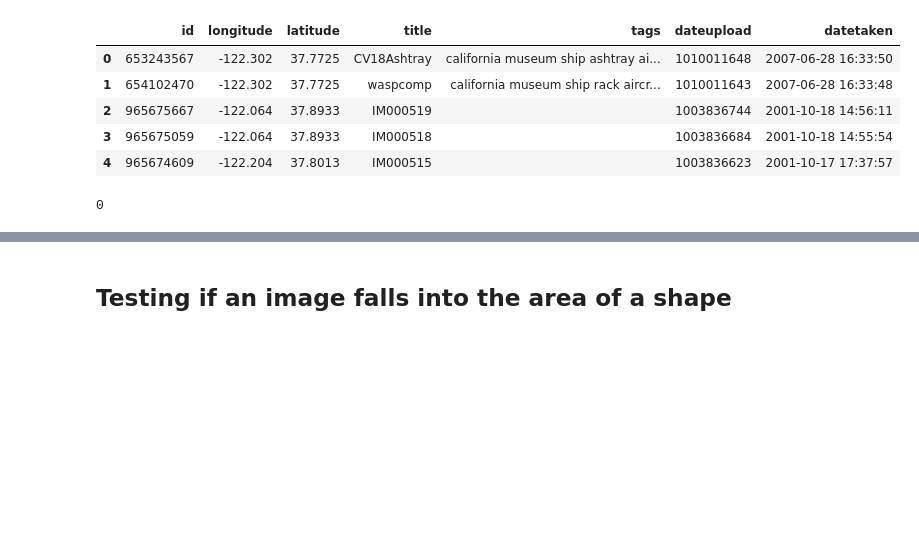
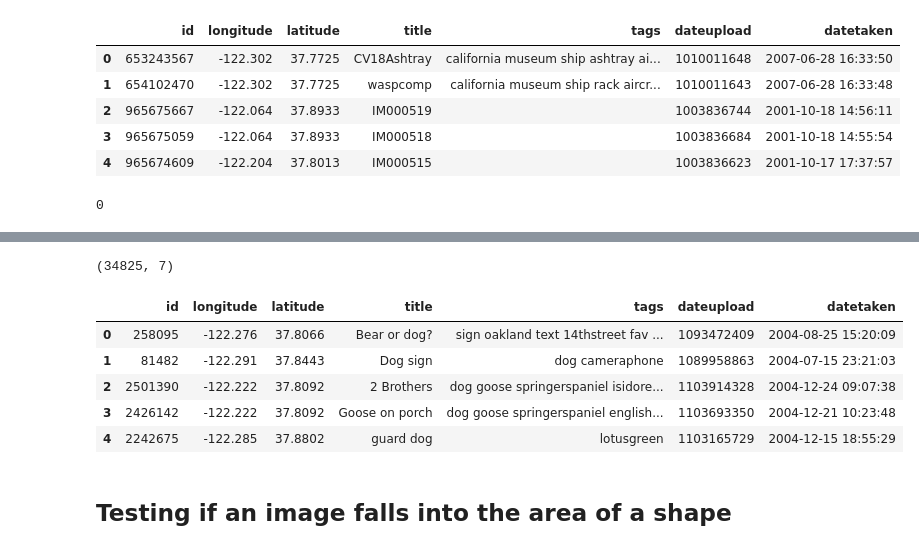
Before and after one commit to cleipski/Insight-Project, a Jupyter notebook: 03_read_census_shapefiles.ipynb, the cells around one changed output, grey strips where cells are left out. Cells and saved outputs as stored; diff of their text form; code cells hidden in the pictures; blank space fills up the shorter version.

```diff
--- a/03_read_census_shapefiles.ipynb
+++ b/03_read_census_shapefiles.ipynb
@@ -520,0 +558,13 @@ flickr_fom_sql_unique.to_pickle(os.path.join('..','..','data','flickr_all_unique
+# %%
+dog_all_clean.shape
+# %% [output]
+(34825, 7)
+# %%
+dog_all_clean.head()
+# %% [output]
+|  | id | longitude | latitude | title | tags | dateupload | datetaken |
+| 0 | 258095 | -122.276 | 37.8066 | Bear or dog? | sign oakland text 14thstreet fav ... | 1093472409 | 2004-08-25 15:20:09 |
+| 1 | 81482 | -122.291 | 37.8443 | Dog sign | dog cameraphone | 1089958863 | 2004-07-15 23:21:03 |
+| 2 | 2501390 | -122.222 | 37.8092 | 2 Brothers | dog goose springerspaniel isidore... | 1103914328 | 2004-12-24 09:07:38 |
+| 3 | 2426142 | -122.222 | 37.8092 | Goose on porch | dog goose springerspaniel english... | 1103693350 | 2004-12-21 10:23:48 |
+| 4 | 2242675 | -122.285 | 37.8802 | guard dog | lotusgreen | 1103165729 | 2004-12-15 18:55:29 |
```
Also changed, not shown: parts of 14 cells of this notebook, 24 other files.
